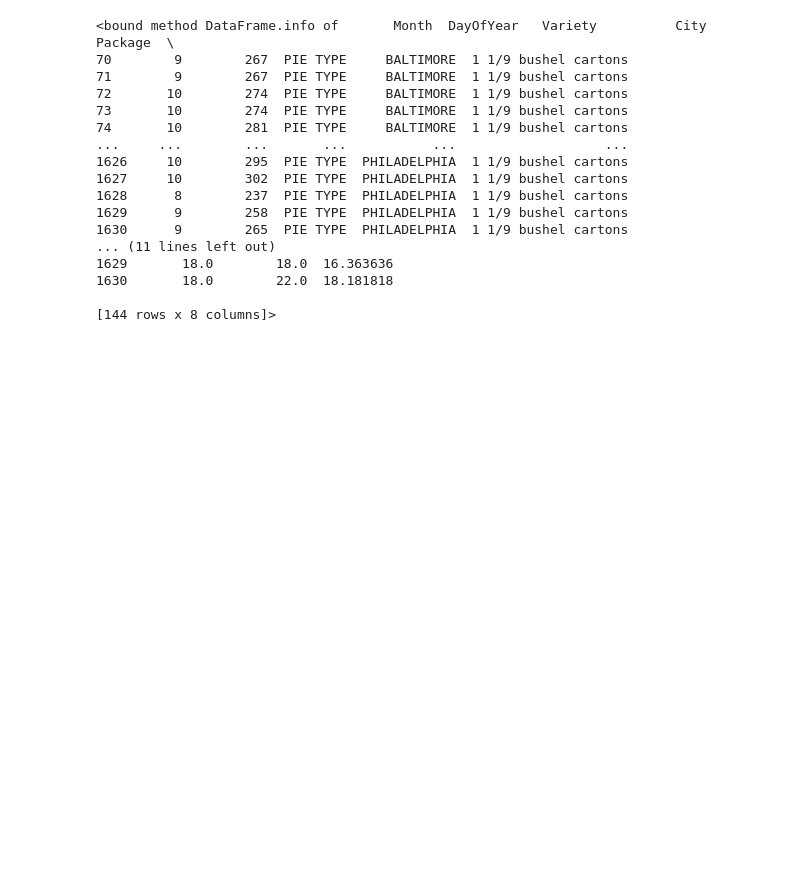
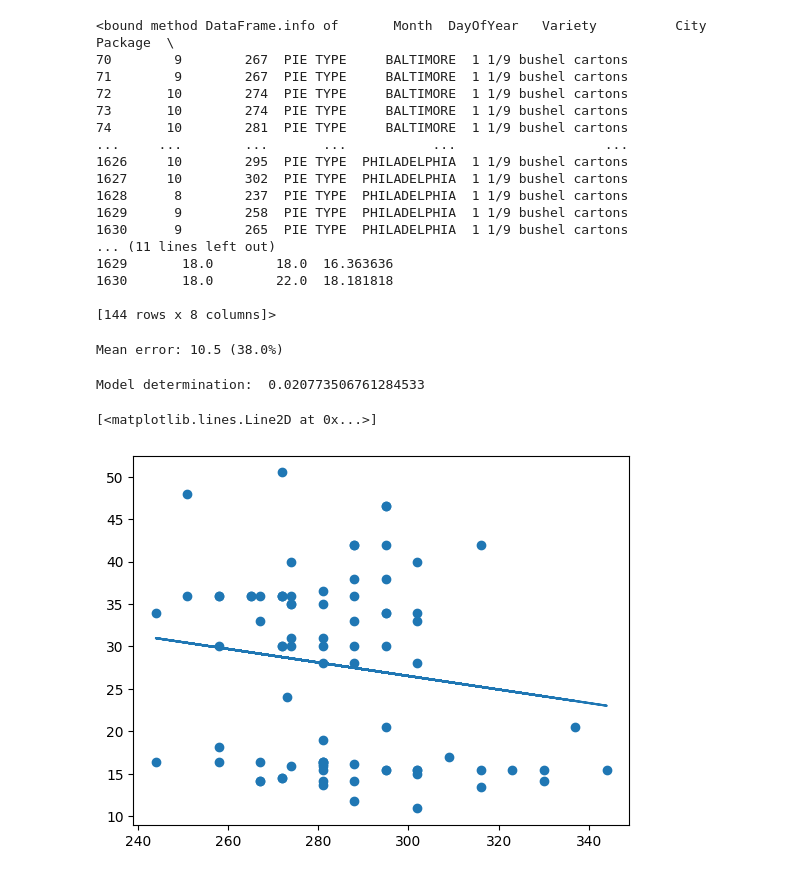
Before and after one commit to alberdjuniawan/ml-notes, a Jupyter notebook: topics/regression/linear/notebook.ipynb, the cells around one changed output. Drawn from its saved outputs; the diff is of its cells as text; code cells hidden in the pictures; blank space fills up the shorter version.

```diff
--- a/topics/regression/linear/notebook.ipynb
+++ b/topics/regression/linear/notebook.ipynb
@@ -135,3 +137,40 @@ See the caveats in the documentation: https://pandas.pydata.org/pandas-docs/stab
 from sklearn.linear_model import LinearRegression
 from sklearn.metrics import mean_squared_error
 from sklearn.model_selection import train_test_split
+# %%
+# Separating features and label.
+
+X = new_pumpkins['DayOfYear'].to_numpy().reshape(-1, 1)
+y = new_pumpkins['Price']
+# %%
+# Split data into train and test datasets.
+
+X_train, X_test, y_train, y_test = train_test_split(X, y, test_size=0.2, random_state=0)
+# %%
+# Define linear regression model and fit to data
+
+lin_reg = LinearRegression()
+lin_reg.fit(X, y)
+# %%
+# Predict prices on a test datasets using mean square error (MSE) metrics.
+
+pred = lin_reg.predict(X_test)
+mse = np.sqrt(mean_squared_error(y_test, pred))
+print(f'Mean error: {mse:3.3} ({mse/np.mean(pred)*100:3.3}%)')
+# %% [output]
+Mean error: 10.5 (38.0%)
+# %%
+#Coefficient of determination.
+
+score = lin_reg.score(X_train,y_train)
+print('Model determination: ', score)
+# %% [output]
+Model determination:  0.020773506761284533
+# %%
+# Plot the test data together with the regression line to better see how regression works
+
+plt.scatter(X_test, y_test)
+plt.plot(X_test, pred)
+# %% [output]
+[<matplotlib.lines.Line2D at 0x...>]
+[figure, added]
```
Also changed, not shown: parts of 1 cell of this notebook.
